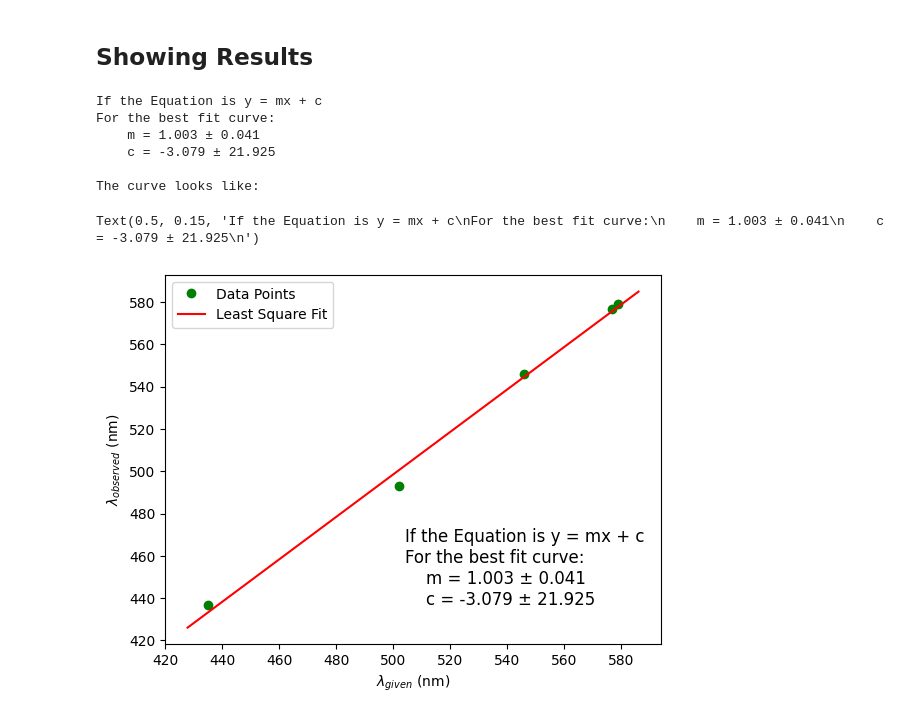
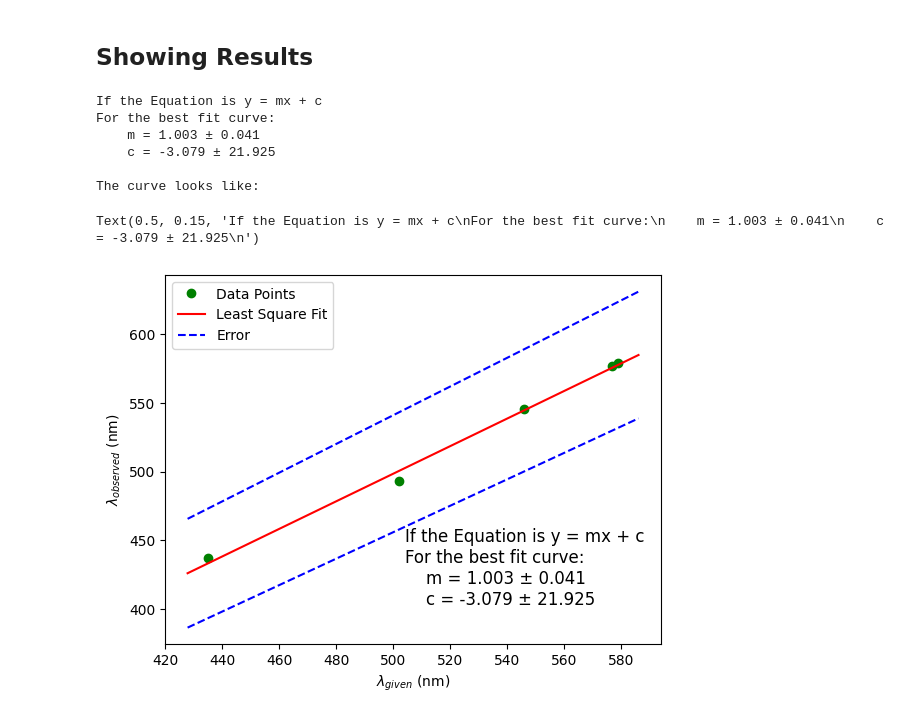
Before and after one commit to PeithonKing/lab_reports, a Jupyter notebook: Modern_Physics/Expt_4/curve_fit.ipynb, the cells around one changed output. Drawn from its saved outputs; the diff is of its cells as text; code cells hidden in the pictures.

```diff
--- a/Modern_Physics/Expt_4/curve_fit.ipynb
+++ b/Modern_Physics/Expt_4/curve_fit.ipynb
@@ -8,11 +8,9 @@ from scipy.optimize import curve_fit
 import numpy as np
 # %% [markdown]
 ## Defining the expected function
-# %%
-def func(x, a1, b1, c1, d1, a2, b2, c2, d2): # This is two gaussian functions
-    f1 = a1*np.exp(-((x-b1)/c1)**2) + d1
-    f2 = a2*np.exp(-((x-b2)/c2)**2) + d2
-    return f1 + f2
+# %%
+def func(x, m, c):
+    return m*x + c
 # %% [markdown]
 ## Data
 
@@ -48,5 +44,5 @@ guess = [2800, 500, 681, 250, 120, 100, 0, 0]
 # %%
-popt, pcov = curve_fit(func, xs, ys, guess)
+popt, pcov = curve_fit(func, xs, ys)
 # %% [markdown]
 ## Showing Results
 # %%
@@ -60,33 +56,33 @@ print("The curve looks like:")
 # Just automating some stuffs....
 span = max(xs) - min(xs)
 a = 0.05 # This variable stores the amount of free space to be shown before the least point and
 # after the maximum point. Keep this value low for best results.
 factor = span*a
 
 xFit = np.arange(min(xs)-factor, max(xs)+factor, 0.01) # np.arrange(start, stop, step), makes an array of numbers (range is chosen to match x data)
 
 # Plotting the fout things... data points, fit, upper limit of error, lower limit of error
 plt.plot(xs, ys, 'go') # go means green dots
 
 plt.plot(xFit, func(xFit, popt[0], popt[1]), 'r')
 
 # Comment out the next two lines if you want to hide error lines
-# plt.plot(xFit, func(xFit, popt[0]+((pcov[0][0])**0.5), popt[1]+((pcov[1][1])**0.5)), "b--") # "b--" means blue dashed lines
+plt.plot(xFit, func(xFit, popt[0]+((pcov[0][0])**0.5), popt[1]+((pcov[1][1])**0.5)), "b--") # "b--" means blue dashed lines
 #                                ^                            ^
-# plt.plot(xFit, func(xFit, popt[0]-((pcov[0][0])**0.5), popt[1]-((pcov[1][1])**0.5)), "b--")
+plt.plot(xFit, func(xFit, popt[0]-((pcov[0][0])**0.5), popt[1]-((pcov[1][1])**0.5)), "b--")
 #                                ^                            ^
 
 plt.legend(["Data Points", "Least Square Fit", "Error"])
 plt.xlabel("$\lambda_{given}$ (nm)")
 plt.ylabel("$\lambda_{observed}$ (nm)")
 plt.text(0.5, 0.15, text, fontsize=12, transform=plt.gcf().transFigure)
 # plt.show()
 # %% [output]
 If the Equation is y = mx + c
 For the best fit curve:
     m = 1.003 ± 0.041
     c = -3.079 ± 21.925
 
 The curve looks like:
 Text(0.5, 0.15, 'If the Equation is y = mx + c\nFor the best fit curve:\n    m = 1.003 ± 0.041\n    c = -3.079 ± 21.925\n')
-[figure, old version]
+[figure, new version]
```
Also changed, not shown: parts of 1 cell of this notebook, 27 other files.
